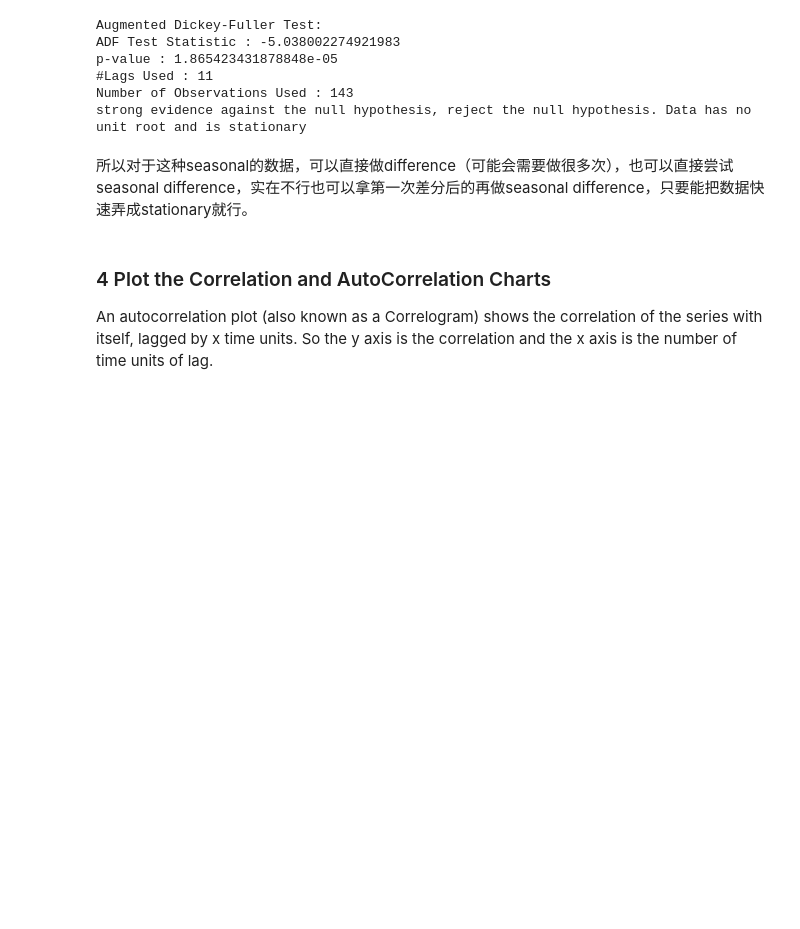
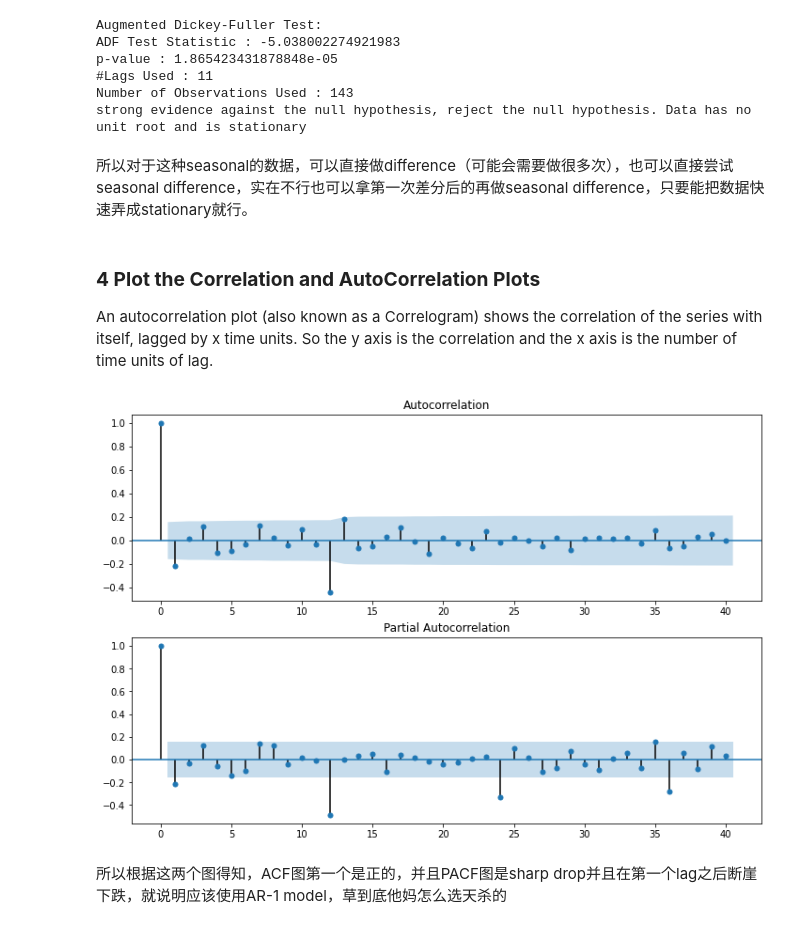
Before and after one commit to Bohaukish/Python-for-Financial-Analysis, a Jupyter notebook: Time Series Analysis/ARIMA_and_seasonal_ARIMA_model.ipynb, the cells around one changed output. Cells and saved outputs as stored; diff of their text form; code cells hidden in the pictures; blank space fills up the shorter version.

```diff
--- a/Time Series Analysis/ARIMA_and_seasonal_ARIMA_model.ipynb
+++ b/Time Series Analysis/ARIMA_and_seasonal_ARIMA_model.ipynb
@@ -240,6 +285,18 @@ strong evidence against the null hypothesis, reject the null hypothesis. Data ha
 # %% [markdown]
 所以对于这种seasonal的数据，可以直接做difference（可能会需要做很多次），也可以直接尝试seasonal difference，实在不行也可以拿第一次差分后的再做seasonal difference，只要能把数据快速弄成stationary就行。
 # %% [markdown]
-### 4 Plot the Correlation and AutoCorrelation Charts
+### **4 Plot the Correlation and AutoCorrelation Plots**
 
 An autocorrelation plot (also known as a Correlogram) shows the correlation of the series with itself, lagged by x time units. So the y axis is the correlation and the x axis is the number of time units of lag.
+# %%
+from statsmodels.graphics.tsaplots import plot_acf, plot_pacf
+
+fig = plt.figure(figsize=(12,8))
+ax1 = fig.add_subplot(211)
+# 可以选任意一个能将数据变稳定的difference来做，这里iloc 13行相当于dropna，因为difference每shift一次会报废最前的那个数
+# 之前提到的打出duplicated图的bug，需要assign一下就可以了fig = ...
+fig = plot_acf(df['Seasonal First Difference'].iloc[13:], lags=40, ax=ax1)
+ax2 = fig.add_subplot(212)
+fig = plot_pacf(df['Seasonal First Difference'].iloc[13:], lags=40, ax=ax2)
+# %% [output]
+[figure, added]
@@ -245,0 +307,2 @@ An autocorrelation plot (also known as a Correlogram) shows the correlation of t
+# %% [markdown]
+所以根据这两个图得知，ACF图第一个是正的，并且PACF图是sharp drop并且在第一个lag之后断崖下跌，就说明应该使用AR-1 model，草到底他妈怎么选天杀的
```
Also changed, not shown: parts of 21 cells of this notebook.
